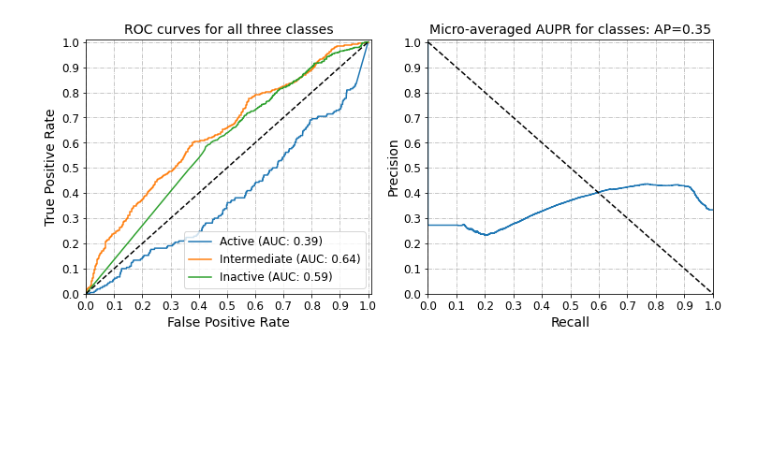
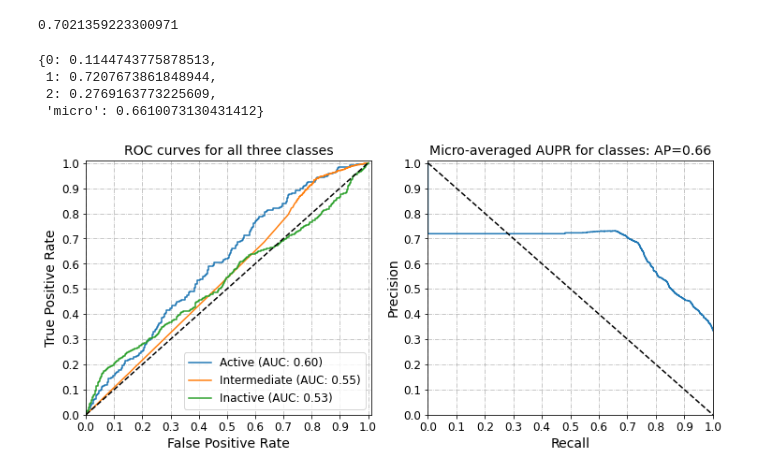
Before and after one commit to TeamSundar/dNNDR, a Jupyter notebook: CD101T10.ipynb, the cells around one changed output. Cells and saved outputs as stored; diff of their text form; code cells hidden in the pictures; blank space fills up the shorter version.

```diff
--- a/CD101T10.ipynb
+++ b/CD101T10.ipynb
@@ -203,9 +217,10 @@ davis_metz_encode_target = obj.integer_encoding(eval_P, char_dict_target)
 davis_metz_encode_drug = obj.integer_encoding(eval_T, davis_metz_char_dict_drug)
 
 # padding sequences
-max_length = 1000
-davis_metz_pad_target = pad_sequences(davis_metz_encode_target, maxlen=max_length, padding='post', truncating='post')
-davis_metz_pad_drug = pad_sequences(davis_metz_encode_drug, maxlen=max_length, padding='post', truncating='post')
+max_length_target = 1000
+max_length_drug = 150
+davis_metz_pad_target = pad_sequences(davis_metz_encode_target, maxlen=max_length_target, padding='post', truncating='post')
+davis_metz_pad_drug = pad_sequences(davis_metz_encode_drug, maxlen=max_length_drug, padding='post', truncating='post')
 
 davis_metz_pad_target.shape, davis_metz_pad_drug.shape, eval_D.shape, davis_metz_y.shape
 # %% [output]
@@ -222,9 +237,22 @@ test loss, test acc: [14.876453399658203, 0.2539805769920349]
+# %%
+from sklearn.metrics import f1_score
+prediction = saved_model.predict([davis_metz_pad_target,davis_metz_pad_drug,eval_D.values])
+f1_score(np.argmax(davis_metz_y,axis=1), np.argmax(prediction,axis=1), average='micro')
+# %% [output]
+0.7021359223300971
 # %%
 # Calculate ROC and PR characteristics
 roc_auc, fpr, tpr = obj.roc(saved_model, davis_metz_y, a = davis_metz_pad_target, b = davis_metz_pad_drug, c = eval_D.values)
 precision, recall, average_precision = obj.aupr(saved_model, davis_metz_y, a = davis_metz_pad_target, b = davis_metz_pad_drug, c = eval_D.values)
+# %%
+average_precision
+# %% [output]
+{0: 0.1144743775878513,
+ 1: 0.7207673861848944,
+ 2: 0.2769163773225609,
+ 'micro': 0.6610073130431412}
 # %%
 # Plot ROC/PR curve
-obj.plotROC_PR(fpr, tpr, roc_auc, precision, recall, average_precision, save=False)
+obj.plotROC_PR(fpr, tpr, roc_auc, precision, recall, average_precision,validation=True, save=True)
 # %% [output]
-[figure, old version]
+[figure, new version]
```
Also changed, not shown: parts of 11 cells of this notebook.
